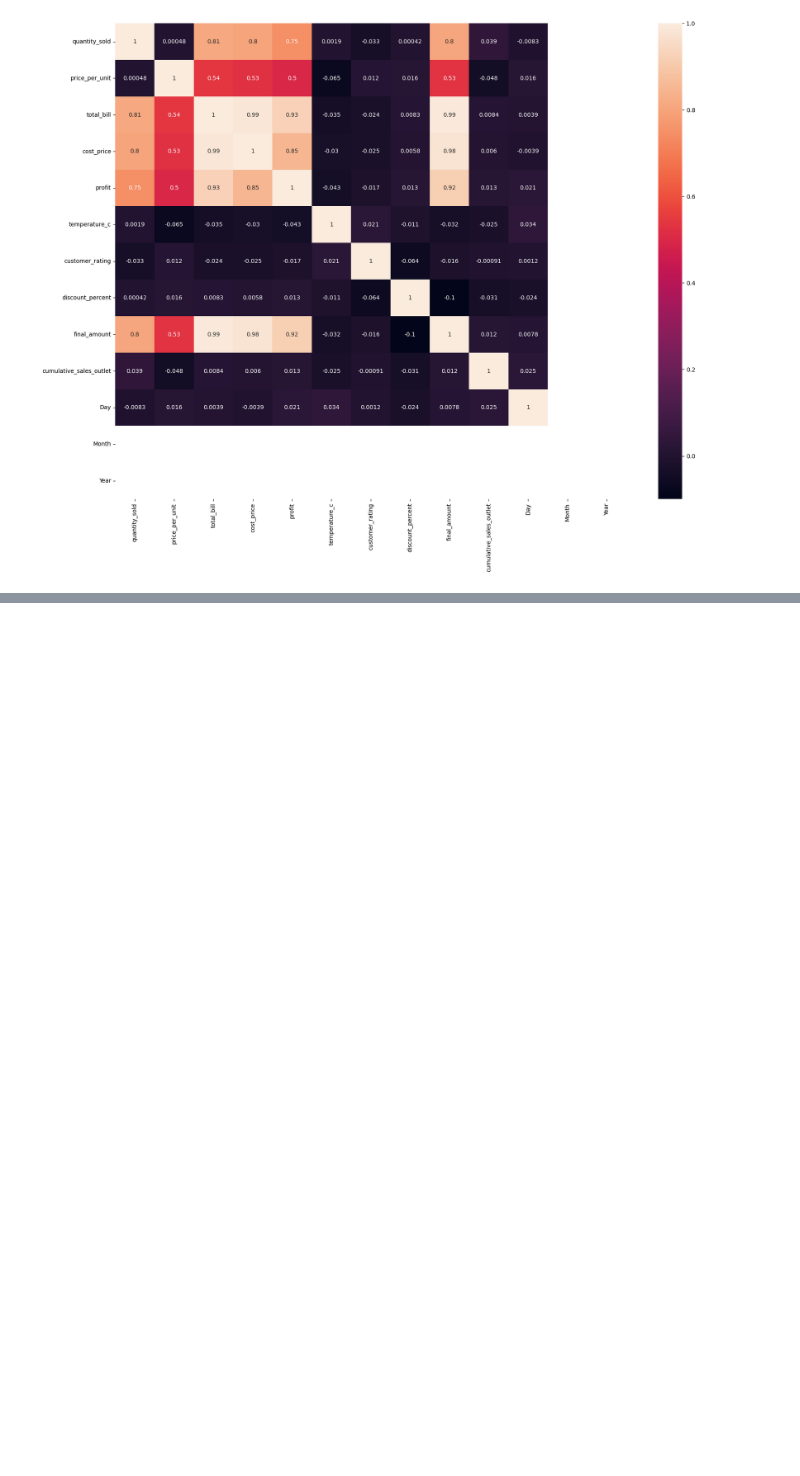
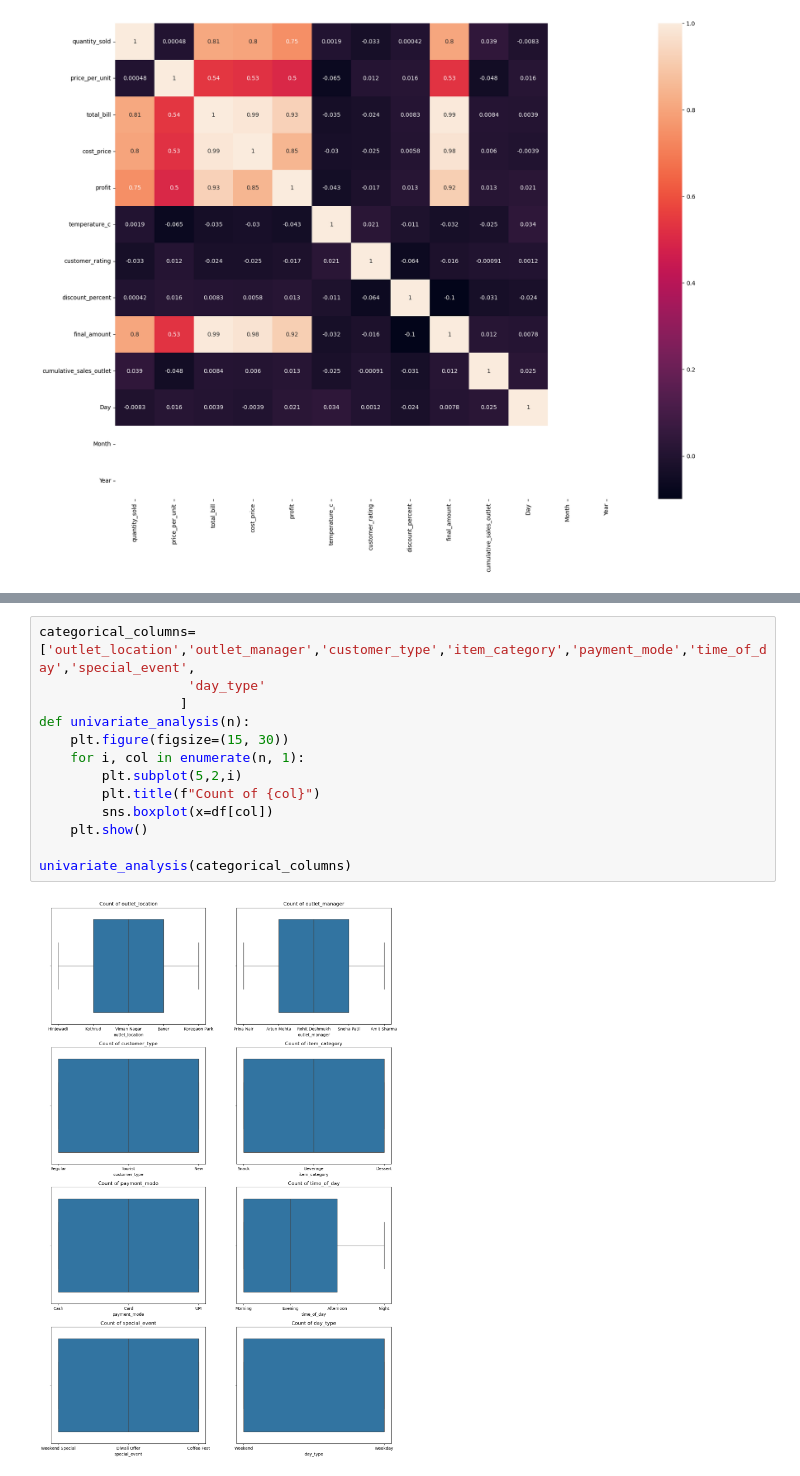
Before and after one commit to Mohini2815/Data-analysis-practice-projects, a Jupyter notebook: advanced_pune_cafe_sales_2000.ipynb, the cells around one changed output, grey strips where cells are left out. Saved outputs shown, nothing was run; the diff lists cells and outputs as text; blank space fills up the shorter version.

```diff
--- a/advanced_pune_cafe_sales_2000.ipynb
+++ b/advanced_pune_cafe_sales_2000.ipynb
@@ -873,0 +889,15 @@ sns.heatmap(corr_matrix,annot=True)
+# %%
+categorical_columns=['outlet_location','outlet_manager','customer_type','item_category','payment_mode','time_of_day','special_event',
+                   'day_type'
+                  ]
+def univariate_analysis(n):
+    plt.figure(figsize=(15, 30))
+    for i, col in enumerate(n, 1):
+        plt.subplot(5,2,i)
+        plt.title(f"Count of {col}")
+        sns.boxplot(x=df[col])
+    plt.show()
+
+univariate_analysis(categorical_columns)
+# %% [output]
+[figure, added]
```
Also changed, not shown: parts of 2 cells of this notebook.
